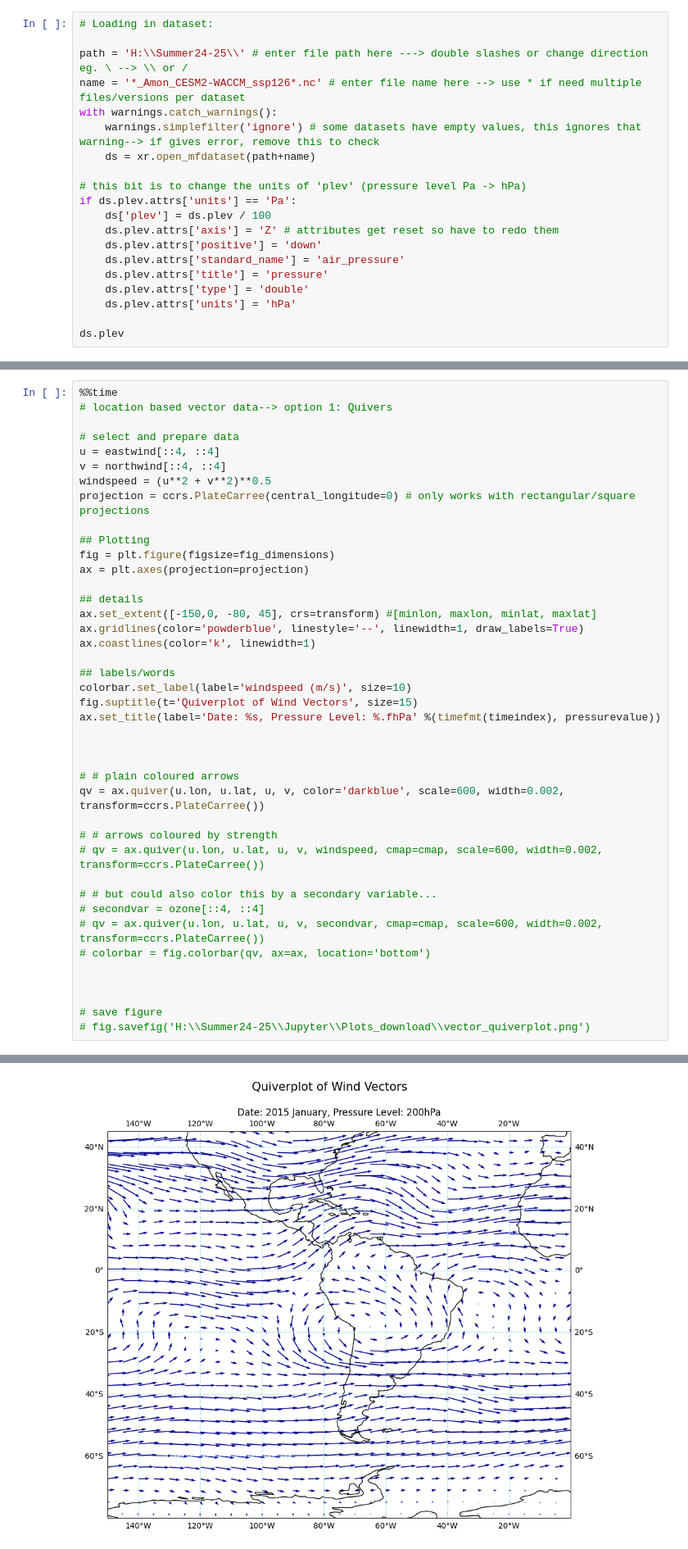
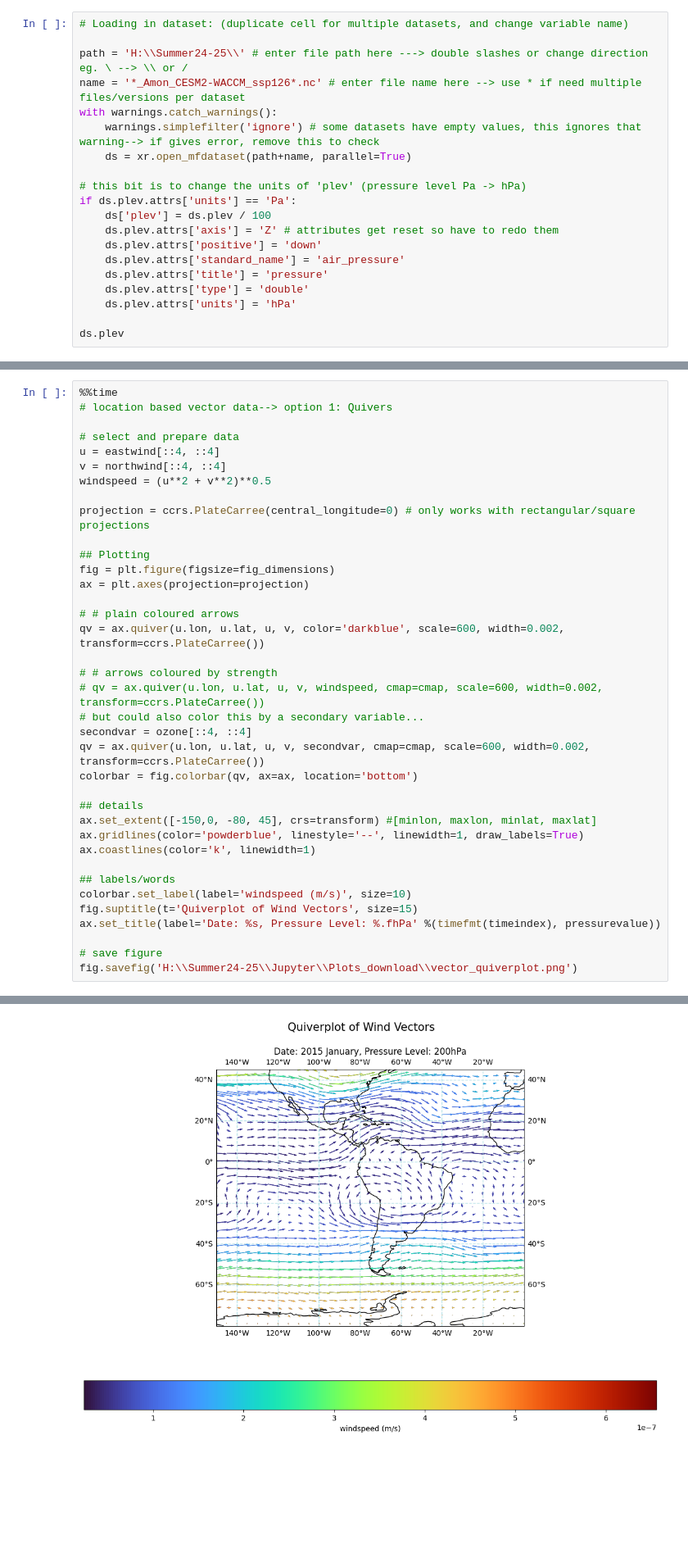
Before and after one commit to lara-j-ds/Summer_Project_24-25, a Jupyter notebook: JupyterNotebook/Xarray_StartupGuide.ipynb, the cells around one changed output, grey strips where cells are left out. Shown at 82% size. Drawn from its saved outputs; the diff is of its cells as text; blank space fills up the shorter version.

```diff
--- a/JupyterNotebook/Xarray_StartupGuide.ipynb
+++ b/JupyterNotebook/Xarray_StartupGuide.ipynb
@@ -31,11 +24,11 @@ plt.close('all')
 # %%
-# Loading in dataset:
+# Loading in dataset: (duplicate cell for multiple datasets, and change variable name)
 
 path = 'H:\\Summer24-25\\' # enter file path here ---> double slashes or change direction eg. \ --> \\ or /
 name = '*_Amon_CESM2-WACCM_ssp126*.nc' # enter file name here --> use * if need multiple files/versions per dataset
 with warnings.catch_warnings():
     warnings.simplefilter('ignore') # some datasets have empty values, this ignores that warning--> if gives error, remove this to check
-    ds = xr.open_mfdataset(path+name)
+    ds = xr.open_mfdataset(path+name, parallel=True)
 
 # this bit is to change the units of 'plev' (pressure level Pa -> hPa)
 if ds.plev.attrs['units'] == 'Pa':
@@ -245,11 +264,22 @@ Text(0.5, 1.0, 'Date: 2015 January, Pressure Level: 200hPa')
 u = eastwind[::4, ::4]
 v = northwind[::4, ::4]
 windspeed = (u**2 + v**2)**0.5
+
 projection = ccrs.PlateCarree(central_longitude=0) # only works with rectangular/square projections
 
 ## Plotting
 fig = plt.figure(figsize=fig_dimensions)
 ax = plt.axes(projection=projection)
+
+# # plain coloured arrows
+qv = ax.quiver(u.lon, u.lat, u, v, color='darkblue', scale=600, width=0.002, transform=ccrs.PlateCarree())
+
+# # arrows coloured by strength
+# qv = ax.quiver(u.lon, u.lat, u, v, windspeed, cmap=cmap, scale=600, width=0.002, transform=ccrs.PlateCarree())
+# but could also color this by a secondary variable...
+secondvar = ozone[::4, ::4]
+qv = ax.quiver(u.lon, u.lat, u, v, secondvar, cmap=cmap, scale=600, width=0.002, transform=ccrs.PlateCarree())
+colorbar = fig.colorbar(qv, ax=ax, location='bottom')
 
 ## details
 ax.set_extent([-150,0, -80, 45], crs=transform) #[minlon, maxlon, minlat, maxlat]
@@ -261,21 +291,6 @@ colorbar.set_label(label='windspeed (m/s)', size=10)
 fig.suptitle(t='Quiverplot of Wind Vectors', size=15)
 ax.set_title(label='Date: %s, Pressure Level: %.fhPa' %(timefmt(timeindex), pressurevalue))
 
-
-
-# # plain coloured arrows
-qv = ax.quiver(u.lon, u.lat, u, v, color='darkblue', scale=600, width=0.002, transform=ccrs.PlateCarree())
-
-# # arrows coloured by strength
-# qv = ax.quiver(u.lon, u.lat, u, v, windspeed, cmap=cmap, scale=600, width=0.002, transform=ccrs.PlateCarree())
-
-# # but could also color this by a secondary variable...
-# secondvar = ozone[::4, ::4]
-# qv = ax.quiver(u.lon, u.lat, u, v, secondvar, cmap=cmap, scale=600, width=0.002, transform=ccrs.PlateCarree())
-# colorbar = fig.colorbar(qv, ax=ax, location='bottom')
-
-
-
 # save figure
-# fig.savefig('H:\\Summer24-25\\Jupyter\\Plots_download\\vector_quiverplot.png')
+fig.savefig('H:\\Summer24-25\\Jupyter\\Plots_download\\vector_quiverplot.png')
 # %% [output]
@@ -284,4 +299,4 @@ Wall time: 79.5 ms
-[figure, old version]
+[figure, new version]
 # %%
 %%time
 # location based vector data--> option 2: Streamplot
```
Also changed, not shown: parts of 13 cells of this notebook, 2 other files.
